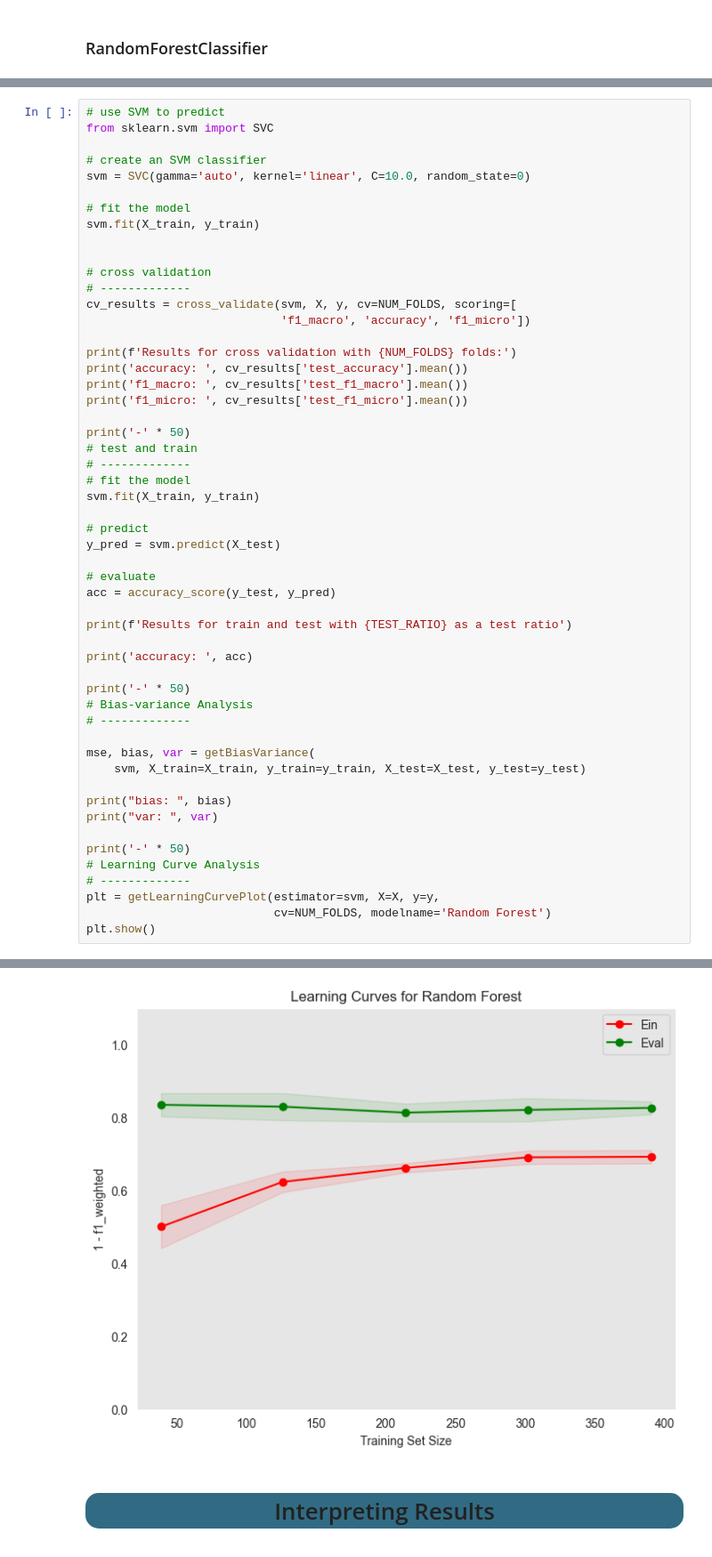
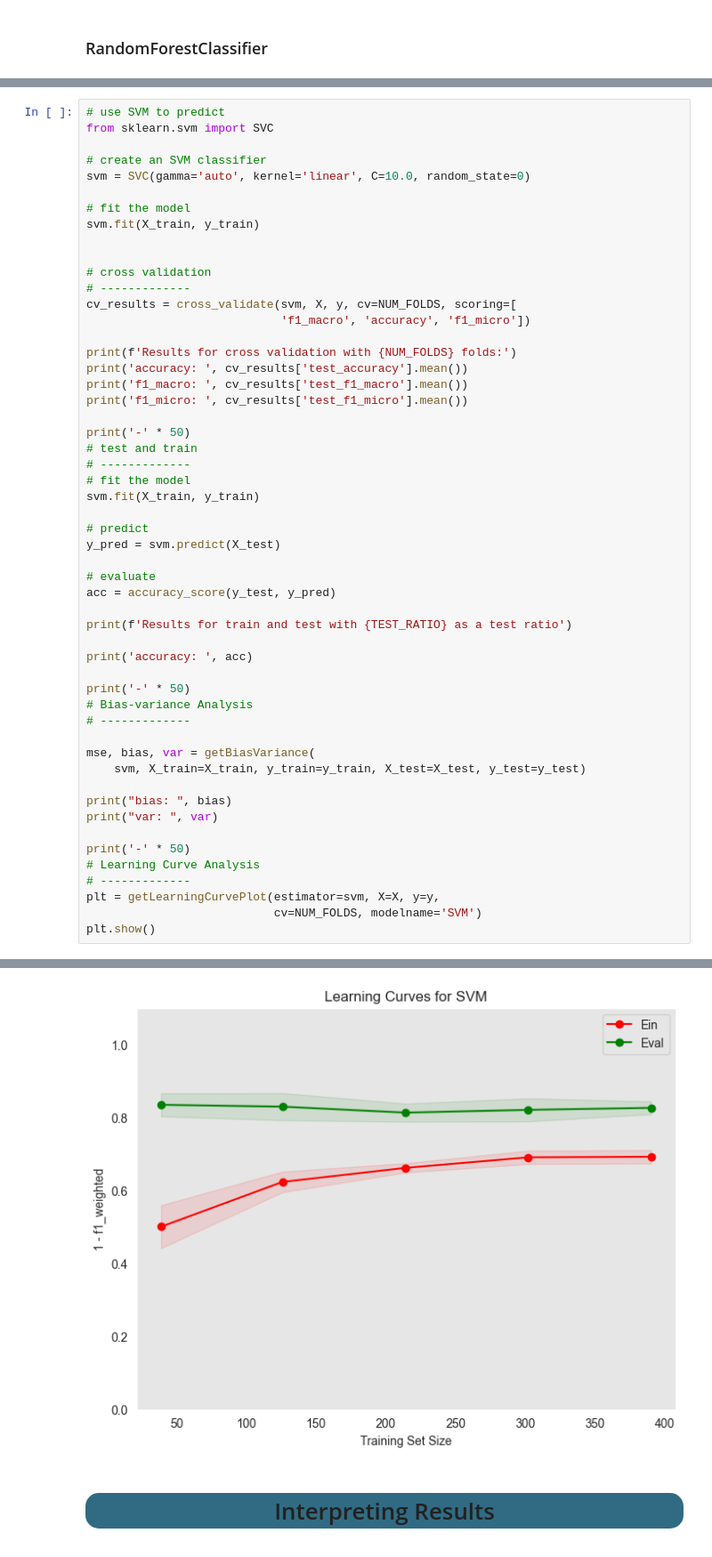
Before and after one commit to Mostafa-wael/Exploring-the-Landscape-of-the-Egyptian-Software-Market, a Jupyter notebook: notebooks/predictive.ipynb, the cells around one changed output, grey strips where cells are left out. Shown at 89% size. Cells and saved outputs as stored; diff of their text form.

```diff
--- a/notebooks/predictive.ipynb
+++ b/notebooks/predictive.ipynb
@@ -481,7 +481,7 @@ print('-' * 50)
 # Learning Curve Analysis
 # -------------
 plt = getLearningCurvePlot(estimator=svm, X=X, y=y,
-                           cv=NUM_FOLDS, modelname='Random Forest')
+                           cv=NUM_FOLDS, modelname='SVM')
 plt.show()
 # %% [output]
 Results for cross validation with 5 folds:
@@ -497,5 +497,5 @@ var:  1.9155387755102042
 --------------------------------------------------
-[figure, old version]
+[figure, new version]
 # %% [markdown]
 <div style="border-width:1; border-radius: 15px; border-style: solid; border-color: rgb(10, 10, 10); background-color: #316B83; text-align: center;font: 14pt 'Candara';font-weight:bold;"><h1> Interpreting Results</h1></div>
 # %% [markdown]
```
Also changed, not shown: parts of 3 cells of this notebook, 2 other files.
